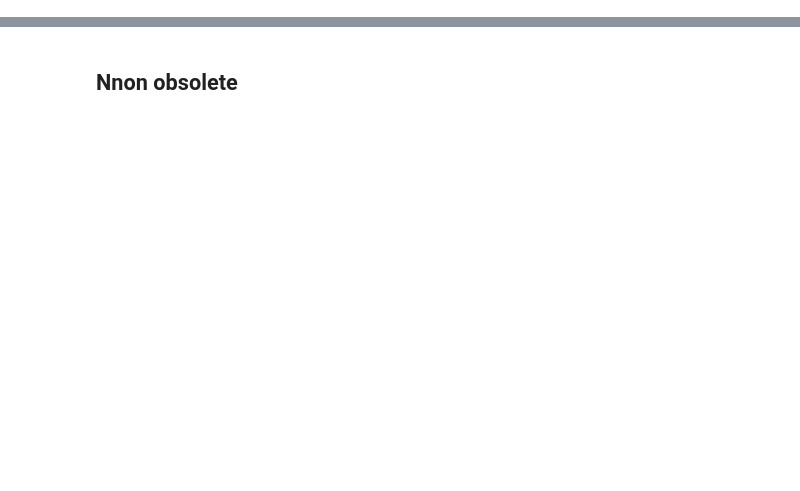
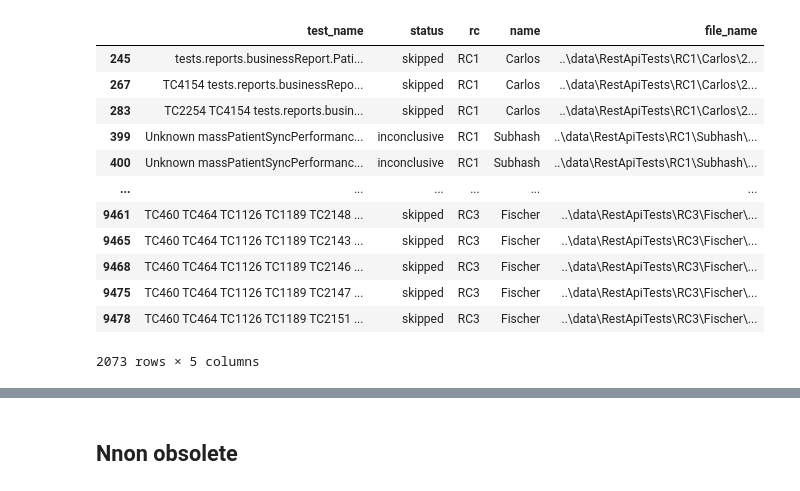
Before and after one commit to jacoblee628/systemsproject, a Jupyter notebook: src/temp_dev_experiments.ipynb, the cells around one changed output, grey strips where cells are left out. Cells and saved outputs as stored; diff of their text form; code cells hidden in the pictures; blank space fills up the shorter version.

```diff
--- a/src/temp_dev_experiments.ipynb
+++ b/src/temp_dev_experiments.ipynb
@@ -8,0 +35,16 @@ from pathlib import Path
+# %%
+invalid
+# %% [output]
+|  | test_name | status | rc | name | file_name |
+| 245 | tests.reports.businessReport.Pati... | skipped | RC1 | Carlos | ..\data\RestApiTests\RC1\Carlos\2... |
+| 267 | TC4154 tests.reports.businessRepo... | skipped | RC1 | Carlos | ..\data\RestApiTests\RC1\Carlos\2... |
+| 283 | TC2254 TC4154 tests.reports.busin... | skipped | RC1 | Carlos | ..\data\RestApiTests\RC1\Carlos\2... |
+| 399 | Unknown massPatientSyncPerformanc... | inconclusive | RC1 | Subhash | ..\data\RestApiTests\RC1\Subhash\... |
+| 400 | Unknown massPatientSyncPerformanc... | inconclusive | RC1 | Subhash | ..\data\RestApiTests\RC1\Subhash\... |
+| ... | ... | ... | ... | ... | ... |
+| 9461 | TC460 TC464 TC1126 TC1189 TC2148 ... | skipped | RC3 | Fischer | ..\data\RestApiTests\RC3\Fischer\... |
+| 9465 | TC460 TC464 TC1126 TC1189 TC2143 ... | skipped | RC3 | Fischer | ..\data\RestApiTests\RC3\Fischer\... |
+| 9468 | TC460 TC464 TC1126 TC1189 TC2146 ... | skipped | RC3 | Fischer | ..\data\RestApiTests\RC3\Fischer\... |
+| 9475 | TC460 TC464 TC1126 TC1189 TC2147 ... | skipped | RC3 | Fischer | ..\data\RestApiTests\RC3\Fischer\... |
+| 9478 | TC460 TC464 TC1126 TC1189 TC2151 ... | skipped | RC3 | Fischer | ..\data\RestApiTests\RC3\Fischer\... |
+2073 rows × 5 columns
```
Also changed, not shown: parts of 11 cells of this notebook, 12 other files.
